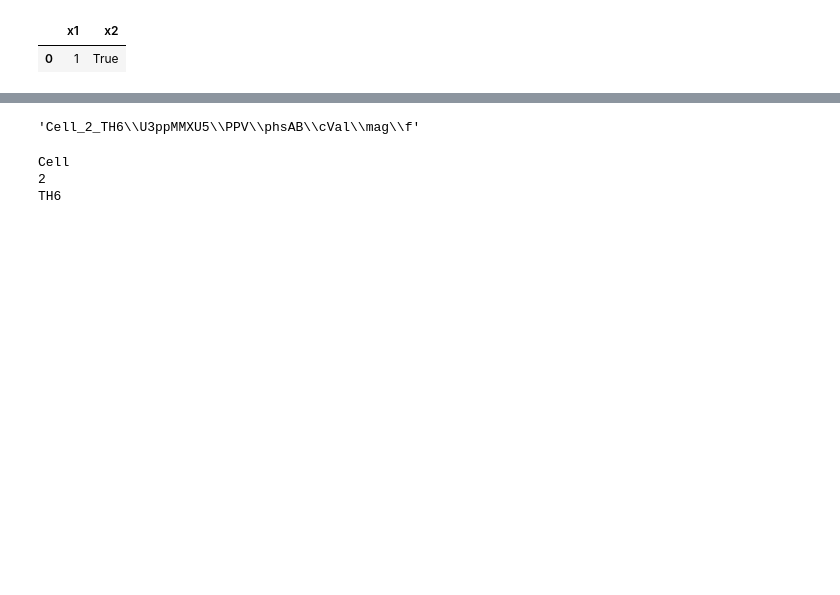
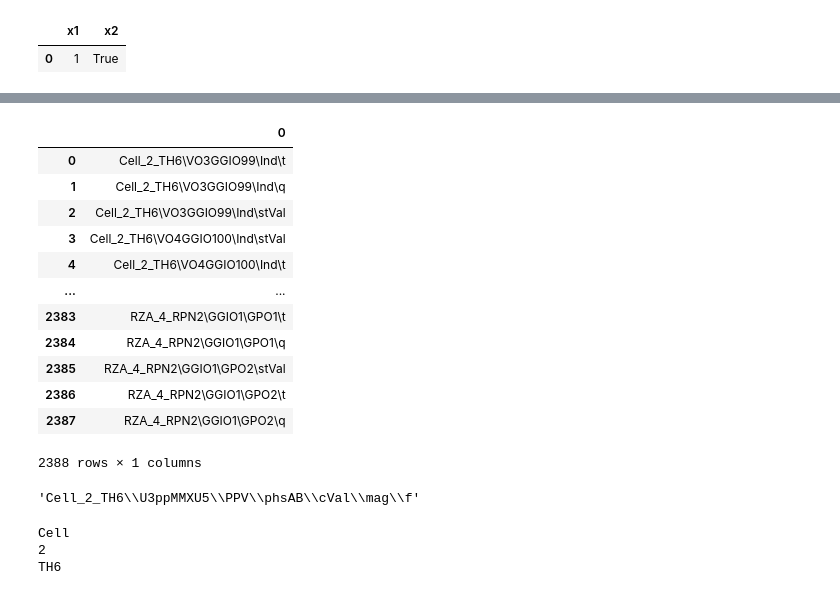
Before and after one commit to alermar69/myPython, a Jupyter notebook: ACY/dbf_scada.ipynb, the cells around one changed output, grey strips where cells are left out. Cells and saved outputs as stored; diff of their text form; code cells hidden in the pictures; blank space fills up the shorter version.

```diff
--- a/ACY/dbf_scada.ipynb
+++ b/ACY/dbf_scada.ipynb
@@ -481,3 +570,19 @@ sr = df1[df1['NAME'].str.contains(r'mag')]
+# %%
+df1['NAME'].str.extract(r"(\S+$)")
+# %% [output]
+|  | 0 |
+| 0 | Cell_2_TH6\VO3GGIO99\Ind\t |
+| 1 | Cell_2_TH6\VO3GGIO99\Ind\q |
+| 2 | Cell_2_TH6\VO3GGIO99\Ind\stVal |
+| 3 | Cell_2_TH6\VO4GGIO100\Ind\stVal |
+| 4 | Cell_2_TH6\VO4GGIO100\Ind\t |
+| ... | ... |
+| 2383 | RZA_4_RPN2\GGIO1\GPO1\t |
+| 2384 | RZA_4_RPN2\GGIO1\GPO1\q |
+| 2385 | RZA_4_RPN2\GGIO1\GPO2\stVal |
+| 2386 | RZA_4_RPN2\GGIO1\GPO2\t |
+| 2387 | RZA_4_RPN2\GGIO1\GPO2\q |
+2388 rows × 1 columns
 # %%
 s1 = sr['NAME'].values[1]
 s1
```
Also changed, not shown: parts of 21 cells of this notebook, 2 other files.
